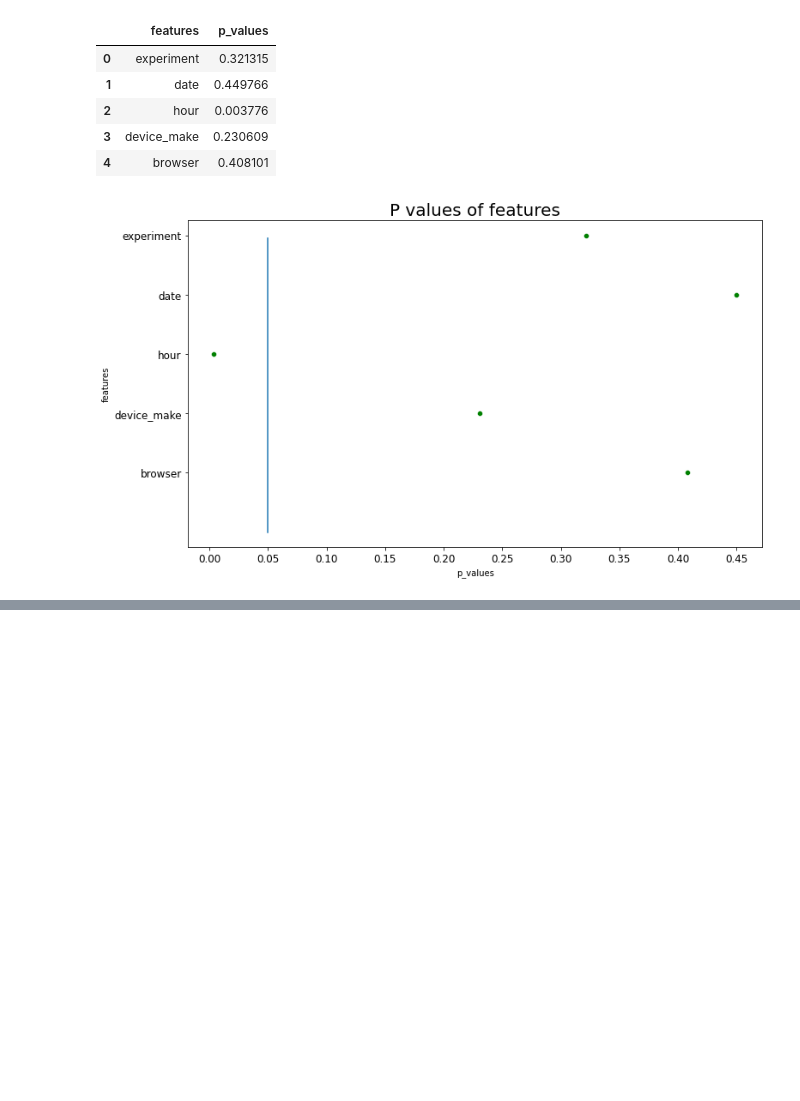
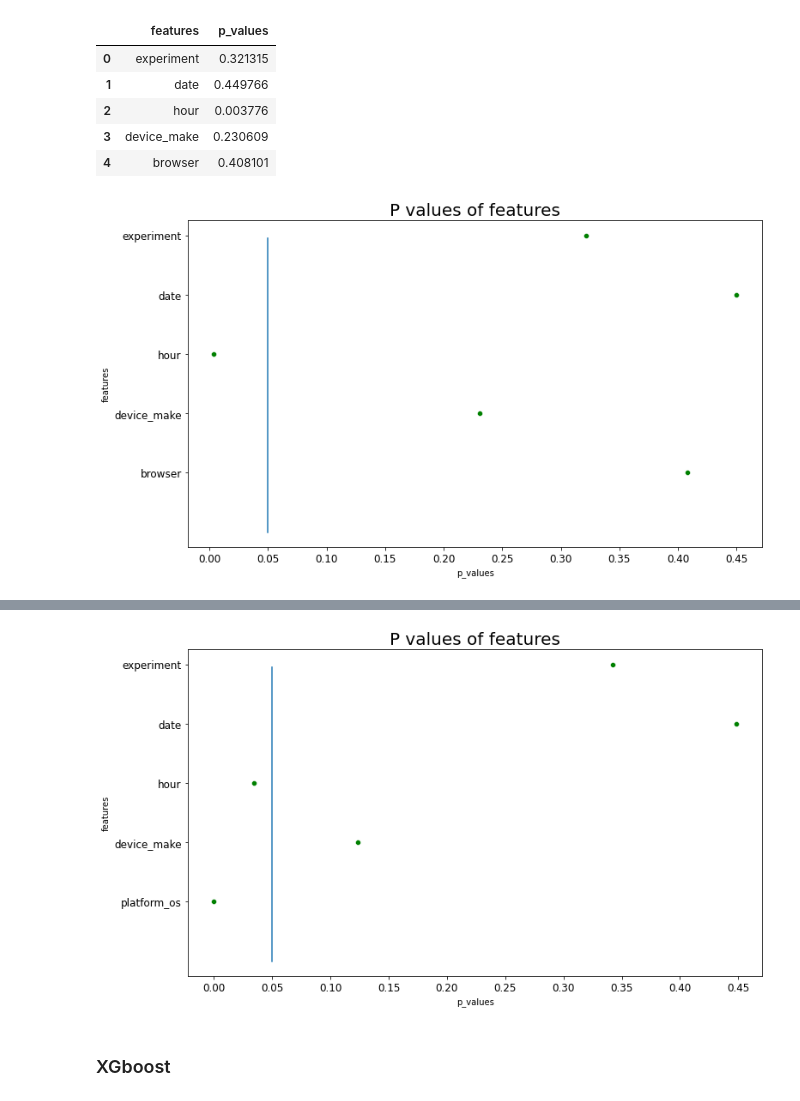
Before and after one commit to TenAcademy/A_B-Hypothesis-Testing, a Jupyter notebook: notebooks/modeling.ipynb, the cells around one changed output, grey strips where cells are left out. Drawn from its saved outputs; the diff is of its cells as text; code cells hidden in the pictures; blank space fills up the shorter version.

```diff
--- a/notebooks/modeling.ipynb
+++ b/notebooks/modeling.ipynb
@@ -252,0 +320,3 @@ p_value_fig = Logistic.plot_pvalues(p_values_df)
+# %%
+p_values_df = Log.get_p_values()
+p_values_df
@@ -252,0 +330,6 @@ p_value_fig = Logistic.plot_pvalues(p_values_df)
+# %%
+p_value_fig = Log.plot_pvalues(p_values_df)
+# %% [output]
+[figure, added]
+# %% [markdown]
+### XGboost
```
Also changed, not shown: parts of 28 cells of this notebook.
